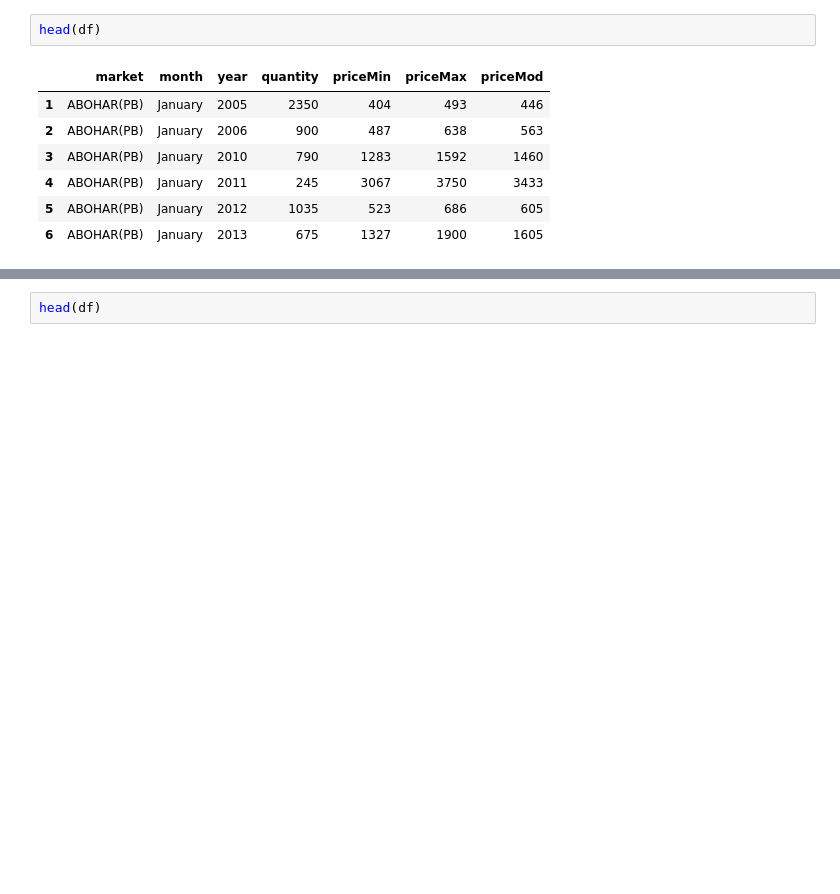
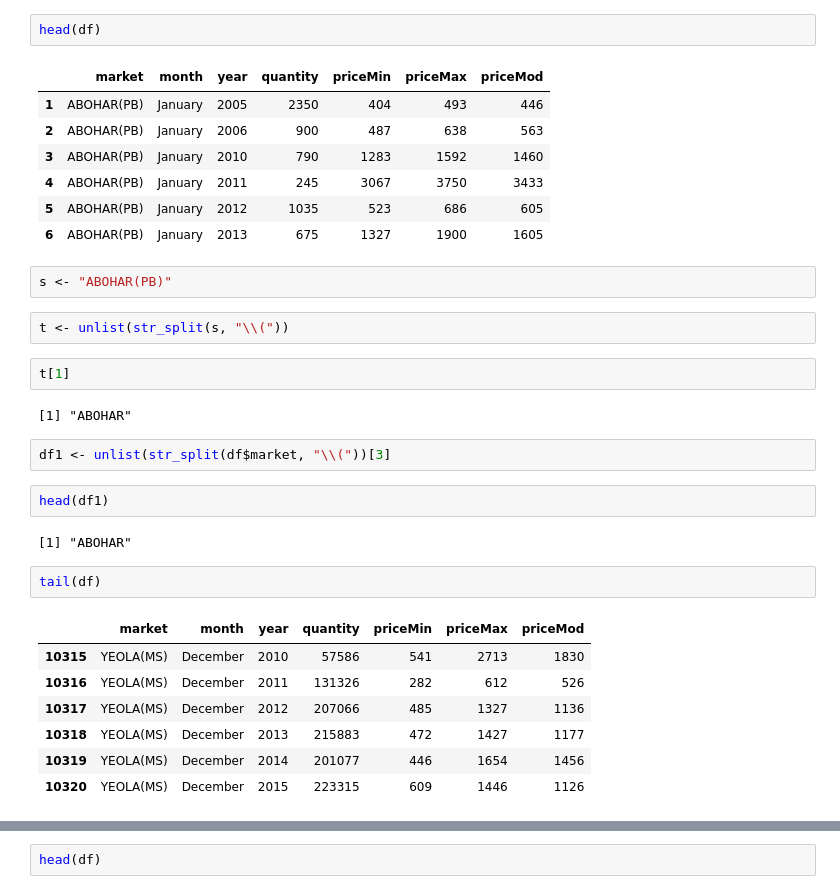
Before and after one commit to unnati-xyz/intro-R-data-science, a Jupyter notebook: onion/2. Refine.ipynb, the cells around one changed output, grey strips where cells are left out. Drawn from its saved outputs; the diff is of its cells as text; blank space fills up the shorter version.

```diff
--- a/onion/2. Refine.ipynb
+++ b/onion/2. Refine.ipynb
@@ -147,3 +179,27 @@ head(df)
 | 4 | ABOHAR(PB) | January | 2011 | 245 | 3067 | 3750 | 3433 |
 | 5 | ABOHAR(PB) | January | 2012 | 1035 | 523 | 686 | 605 |
 | 6 | ABOHAR(PB) | January | 2013 | 675 | 1327 | 1900 | 1605 |
+# %%
+s <- "ABOHAR(PB)"
+# %%
+t <- unlist(str_split(s, "\\("))
+# %%
+t[1]
+# %% [output]
+[1] "ABOHAR"
+# %%
+df1 <- unlist(str_split(df$market, "\\("))[3]
+# %%
+head(df1)
+# %% [output]
+[1] "ABOHAR"
+# %%
+tail(df)
+# %% [output]
+|  | market | month | year | quantity | priceMin | priceMax | priceMod |
+| 10315 | YEOLA(MS) | December | 2010 | 57586 | 541 | 2713 | 1830 |
+| 10316 | YEOLA(MS) | December | 2011 | 131326 | 282 | 612 | 526 |
+| 10317 | YEOLA(MS) | December | 2012 | 207066 | 485 | 1327 | 1136 |
+| 10318 | YEOLA(MS) | December | 2013 | 215883 | 472 | 1427 | 1177 |
+| 10319 | YEOLA(MS) | December | 2014 | 201077 | 446 | 1654 | 1456 |
+| 10320 | YEOLA(MS) | December | 2015 | 223315 | 609 | 1446 | 1126 |
```
Also changed, not shown: parts of 42 cells of this notebook.
